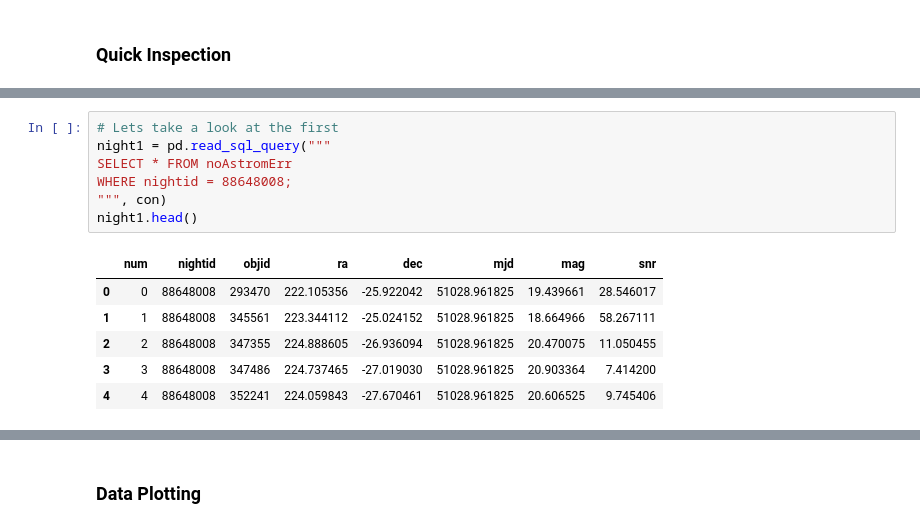
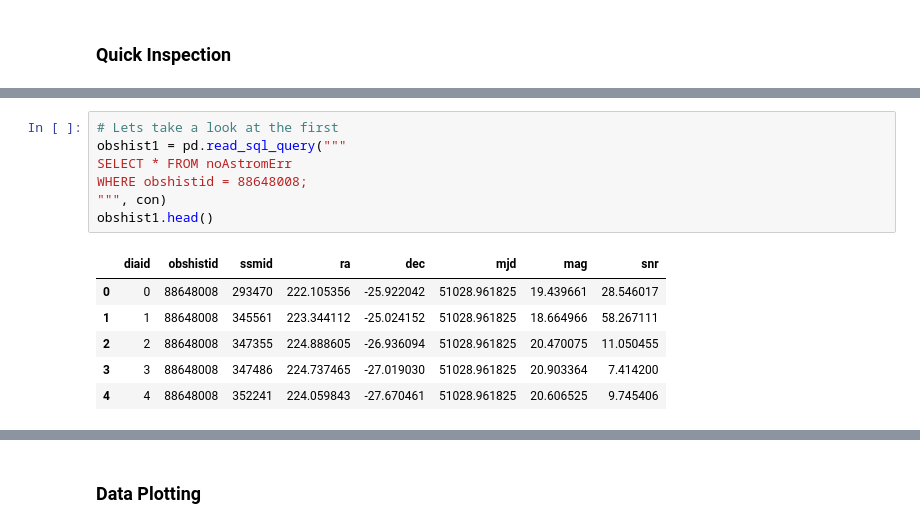
Before and after one commit to moeyensj/NEOsim, a Jupyter notebook: dataExploration.ipynb, the cells around one changed output, grey strips where cells are left out. Saved outputs shown, nothing was run; the diff lists cells and outputs as text.

```diff
--- a/dataExploration.ipynb
+++ b/dataExploration.ipynb
@@ -27,12 +26,12 @@ df.head()
 # %%
 # Lets take a look at the first
-night1 = pd.read_sql_query("""
+obshist1 = pd.read_sql_query("""
 SELECT * FROM noAstromErr
-WHERE nightid = 88648008;
+WHERE obshistid = 88648008;
 """, con)
-night1.head()
+obshist1.head()
 # %% [output]
-|  | num | nightid | objid | ra | dec | mjd | mag | snr |
+|  | diaid | obshistid | ssmid | ra | dec | mjd | mag | snr |
 | 0 | 0 | 88648008 | 293470 | 222.105356 | -25.922042 | 51028.961825 | 19.439661 | 28.546017 |
 | 1 | 1 | 88648008 | 345561 | 223.344112 | -25.024152 | 51028.961825 | 18.664966 | 58.267111 |
 | 2 | 2 | 88648008 | 347355 | 224.888605 | -26.936094 | 51028.961825 | 20.470075 | 11.050455 |
```
Also changed, not shown: parts of 9 cells of this notebook.
